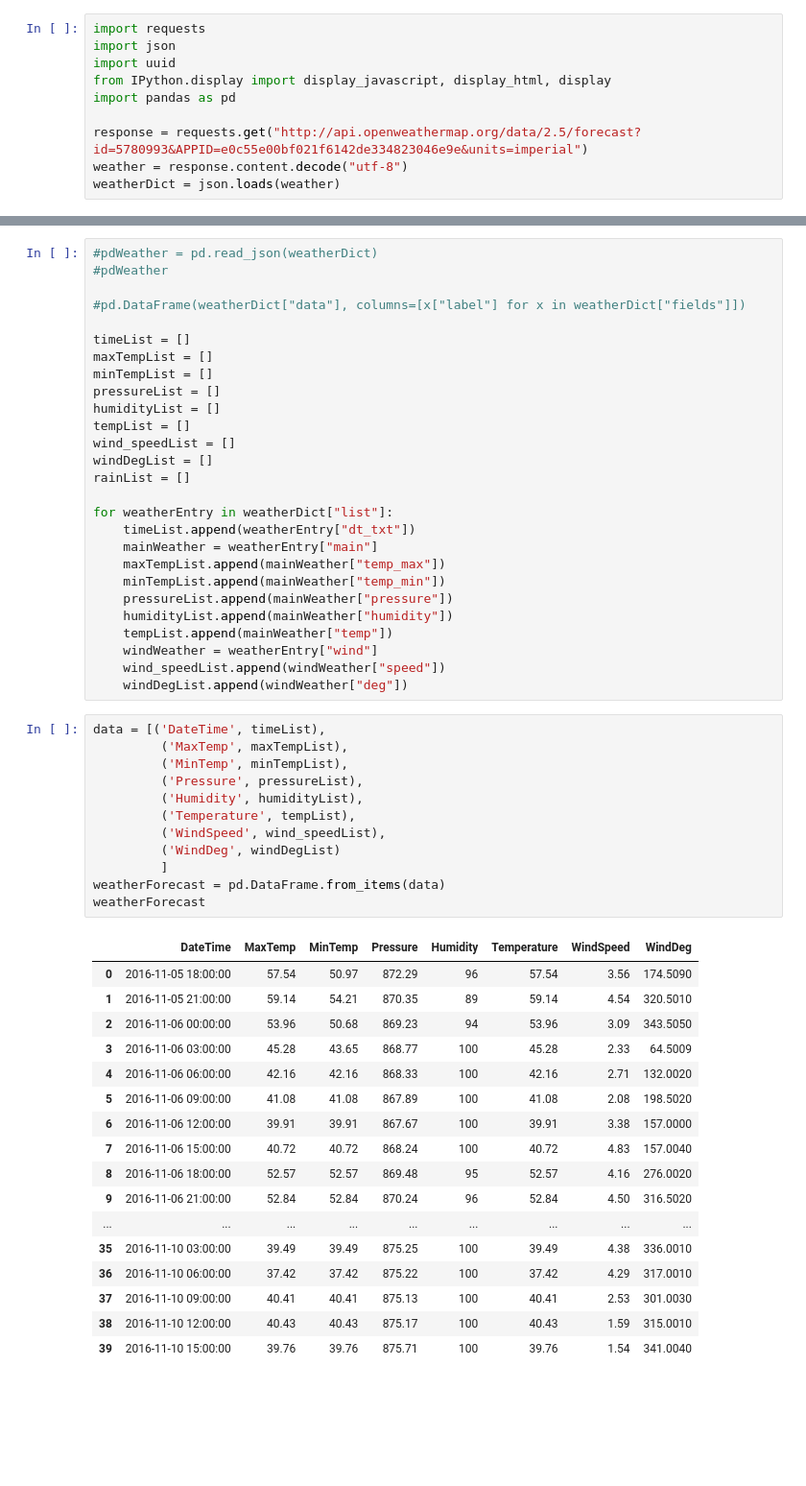
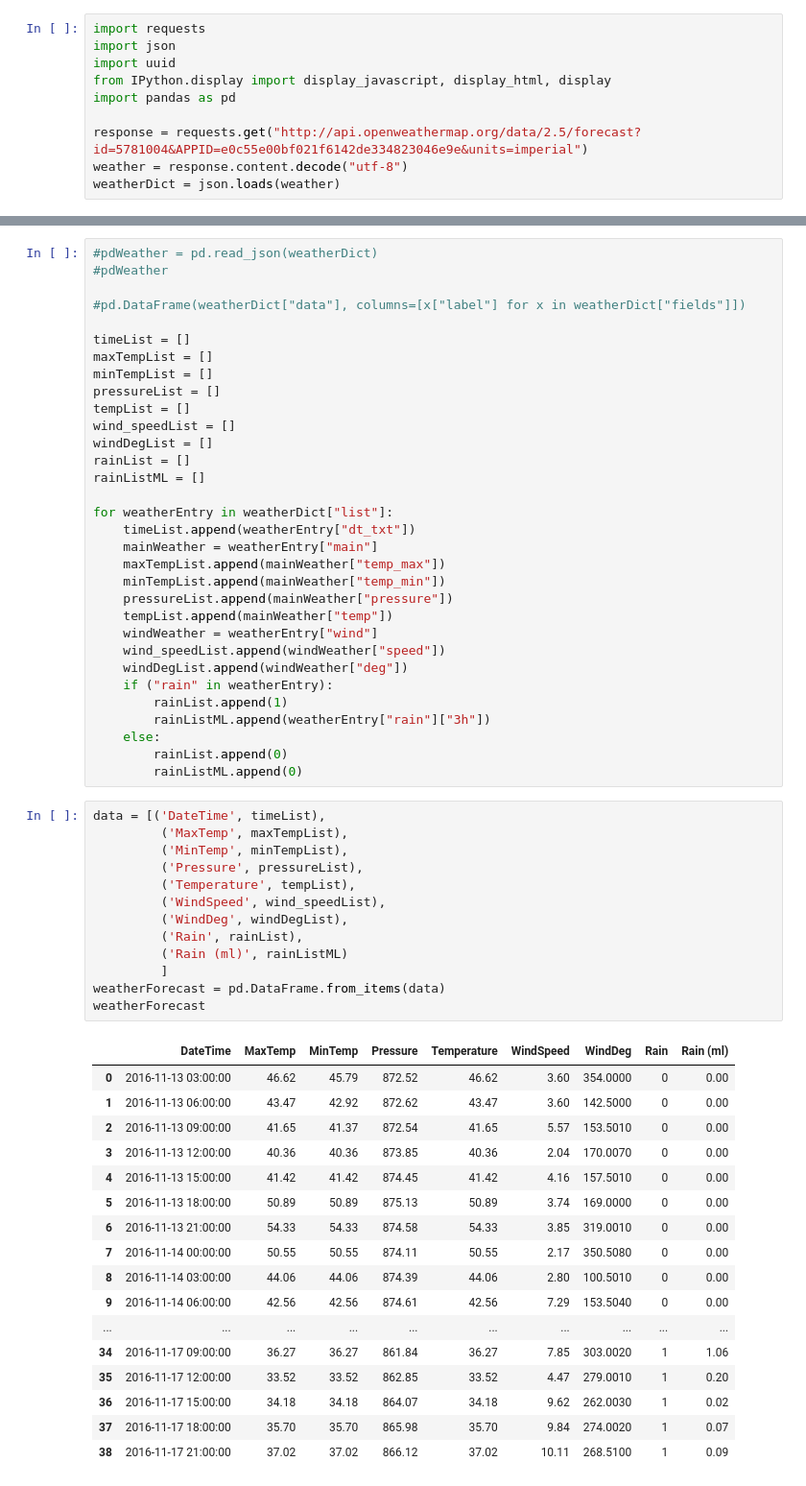
Before and after one commit to rolsenrob/SLC-AQI-Predictions-Project, a Jupyter notebook: 5 Day Forecast Weather Data.ipynb, the cells around one changed output, grey strips where cells are left out. Shown at 96% size. Saved outputs shown, nothing was run; the diff lists cells and outputs as text; blank space fills up the shorter version.

Commit message:
Got rain columns added on to the forecast dataframe.

```diff
--- a/5 Day Forecast Weather Data.ipynb
+++ b/5 Day Forecast Weather Data.ipynb
@@ -5,7 +5,7 @@ import uuid
 from IPython.display import display_javascript, display_html, display
 import pandas as pd
 
-response = requests.get("http://api.openweathermap.org/data/2.5/forecast?id=5780993&APPID=e0c55e00bf021f6142de334823046e9e&units=imperial")
+response = requests.get("http://api.openweathermap.org/data/2.5/forecast?id=5781004&APPID=e0c55e00bf021f6142de334823046e9e&units=imperial")
 weather = response.content.decode("utf-8")
 weatherDict = json.loads(weather)
 # %%
@@ -62,11 +62,11 @@ timeList = []
 maxTempList = []
 minTempList = []
 pressureList = []
-humidityList = []
 tempList = []
 wind_speedList = []
 windDegList = []
 rainList = []
+rainListML = []
 
 for weatherEntry in weatherDict["list"]:
     timeList.append(weatherEntry["dt_txt"])
@@ -74,41 +74,47 @@ for weatherEntry in weatherDict["list"]:
     maxTempList.append(mainWeather["temp_max"])
     minTempList.append(mainWeather["temp_min"])
     pressureList.append(mainWeather["pressure"])
-    humidityList.append(mainWeather["humidity"])
     tempList.append(mainWeather["temp"])
     windWeather = weatherEntry["wind"]
     wind_speedList.append(windWeather["speed"])
     windDegList.append(windWeather["deg"])
+    if ("rain" in weatherEntry):
+        rainList.append(1)
+        rainListML.append(weatherEntry["rain"]["3h"])
+    else:
+        rainList.append(0)
+        rainListML.append(0)
 # %%
 data = [('DateTime', timeList),
          ('MaxTemp', maxTempList),
          ('MinTemp', minTempList),
          ('Pressure', pressureList),
-         ('Humidity', humidityList),
          ('Temperature', tempList),
          ('WindSpeed', wind_speedList),
-         ('WindDeg', windDegList)
+         ('WindDeg', windDegList),
+         ('Rain', rainList),
+         ('Rain (ml)', rainListML)
          ]
 weatherForecast = pd.DataFrame.from_items(data)
 weatherForecast
 # %% [output]
-|  | DateTime | MaxTemp | MinTemp | Pressure | Humidity | Temperature | WindSpeed | WindDeg |
-| 0 | 2016-11-05 18:00:00 | 57.54 | 50.97 | 872.29 | 96 | 57.54 | 3.56 | 174.5090 |
-| 1 | 2016-11-05 21:00:00 | 59.14 | 54.21 | 870.35 | 89 | 59.14 | 4.54 | 320.5010 |
-| 2 | 2016-11-06 00:00:00 | 53.96 | 50.68 | 869.23 | 94 | 53.96 | 3.09 | 343.5050 |
-| 3 | 2016-11-06 03:00:00 | 45.28 | 43.65 | 868.77 | 100 | 45.28 | 2.33 | 64.5009 |
-| 4 | 2016-11-06 06:00:00 | 42.16 | 42.16 | 868.33 | 100 | 42.16 | 2.71 | 132.0020 |
-| 5 | 2016-11-06 09:00:00 | 41.08 | 41.08 | 867.89 | 100 | 41.08 | 2.08 | 198.5020 |
-| 6 | 2016-11-06 12:00:00 | 39.91 | 39.91 | 867.67 | 100 | 39.91 | 3.38 | 157.0000 |
-| 7 | 2016-11-06 15:00:00 | 40.72 | 40.72 | 868.24 | 100 | 40.72 | 4.83 | 157.0040 |
-| 8 | 2016-11-06 18:00:00 | 52.57 | 52.57 | 869.48 | 95 | 52.57 | 4.16 | 276.0020 |
-| 9 | 2016-11-06 21:00:00 | 52.84 | 52.84 | 870.24 | 96 | 52.84 | 4.50 | 316.5020 |
-| ... | ... | ... | ... | ... | ... | ... | ... | ... |
-| 35 | 2016-11-10 03:00:00 | 39.49 | 39.49 | 875.25 | 100 | 39.49 | 4.38 | 336.0010 |
-| 36 | 2016-11-10 06:00:00 | 37.42 | 37.42 | 875.22 | 100 | 37.42 | 4.29 | 317.0010 |
-| 37 | 2016-11-10 09:00:00 | 40.41 | 40.41 | 875.13 | 100 | 40.41 | 2.53 | 301.0030 |
-| 38 | 2016-11-10 12:00:00 | 40.43 | 40.43 | 875.17 | 100 | 40.43 | 1.59 | 315.0010 |
-| 39 | 2016-11-10 15:00:00 | 39.76 | 39.76 | 875.71 | 100 | 39.76 | 1.54 | 341.0040 |
+|  | DateTime | MaxTemp | MinTemp | Pressure | Temperature | WindSpeed | WindDeg | Rain | Rain (ml) |
+| 0 | 2016-11-13 03:00:00 | 46.62 | 45.79 | 872.52 | 46.62 | 3.60 | 354.0000 | 0 | 0.00 |
+| 1 | 2016-11-13 06:00:00 | 43.47 | 42.92 | 872.62 | 43.47 | 3.60 | 142.5000 | 0 | 0.00 |
+| 2 | 2016-11-13 09:00:00 | 41.65 | 41.37 | 872.54 | 41.65 | 5.57 | 153.5010 | 0 | 0.00 |
+| 3 | 2016-11-13 12:00:00 | 40.36 | 40.36 | 873.85 | 40.36 | 2.04 | 170.0070 | 0 | 0.00 |
+| 4 | 2016-11-13 15:00:00 | 41.42 | 41.42 | 874.45 | 41.42 | 4.16 | 157.5010 | 0 | 0.00 |
+| 5 | 2016-11-13 18:00:00 | 50.89 | 50.89 | 875.13 | 50.89 | 3.74 | 169.0000 | 0 | 0.00 |
+| 6 | 2016-11-13 21:00:00 | 54.33 | 54.33 | 874.58 | 54.33 | 3.85 | 319.0010 | 0 | 0.00 |
+| 7 | 2016-11-14 00:00:00 | 50.55 | 50.55 | 874.11 | 50.55 | 2.17 | 350.5080 | 0 | 0.00 |
+| 8 | 2016-11-14 03:00:00 | 44.06 | 44.06 | 874.39 | 44.06 | 2.80 | 100.5010 | 0 | 0.00 |
+| 9 | 2016-11-14 06:00:00 | 42.56 | 42.56 | 874.61 | 42.56 | 7.29 | 153.5040 | 0 | 0.00 |
+| ... | ... | ... | ... | ... | ... | ... | ... | ... | ... |
+| 34 | 2016-11-17 09:00:00 | 36.27 | 36.27 | 861.84 | 36.27 | 7.85 | 303.0020 | 1 | 1.06 |
+| 35 | 2016-11-17 12:00:00 | 33.52 | 33.52 | 862.85 | 33.52 | 4.47 | 279.0010 | 1 | 0.20 |
+| 36 | 2016-11-17 15:00:00 | 34.18 | 34.18 | 864.07 | 34.18 | 9.62 | 262.0030 | 1 | 0.02 |
+| 37 | 2016-11-17 18:00:00 | 35.70 | 35.70 | 865.98 | 35.70 | 9.84 | 274.0020 | 1 | 0.07 |
+| 38 | 2016-11-17 21:00:00 | 37.02 | 37.02 | 866.12 | 37.02 | 10.11 | 268.5100 | 1 | 0.09 |
 # %%
 weatherForecast.info()
 # %% [output]
```
Also changed, not shown: parts of 3 cells of this notebook.
